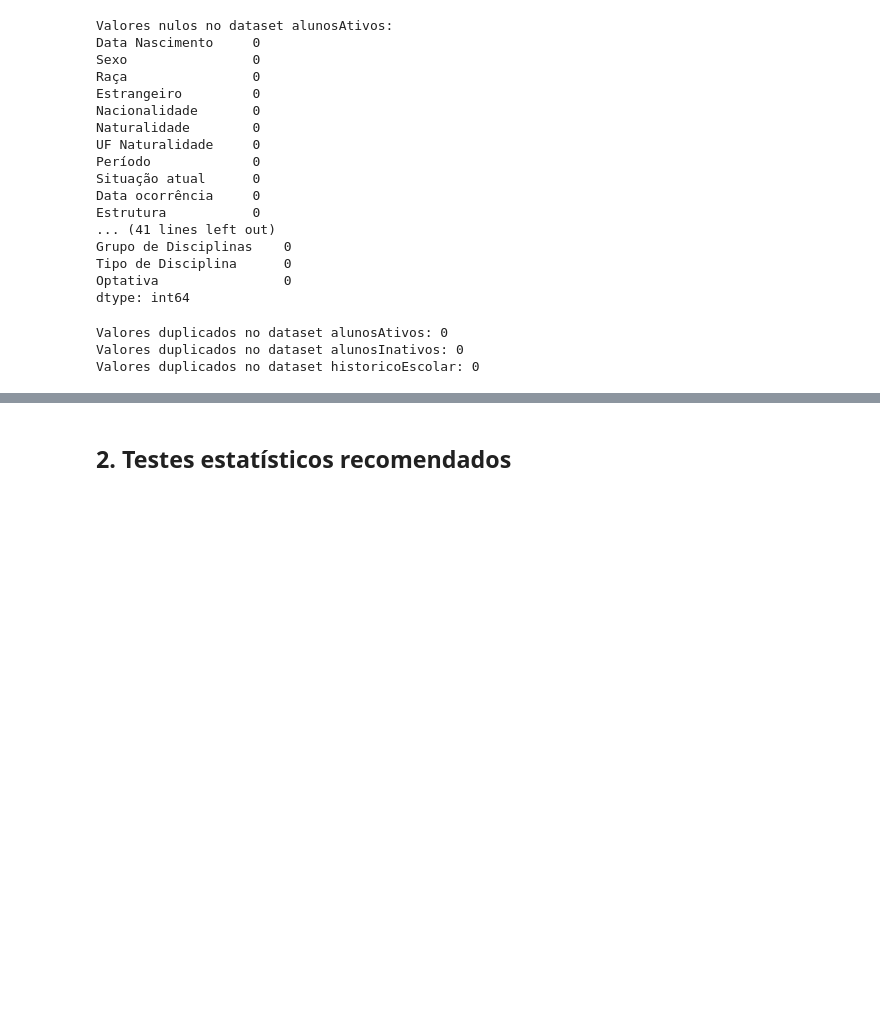
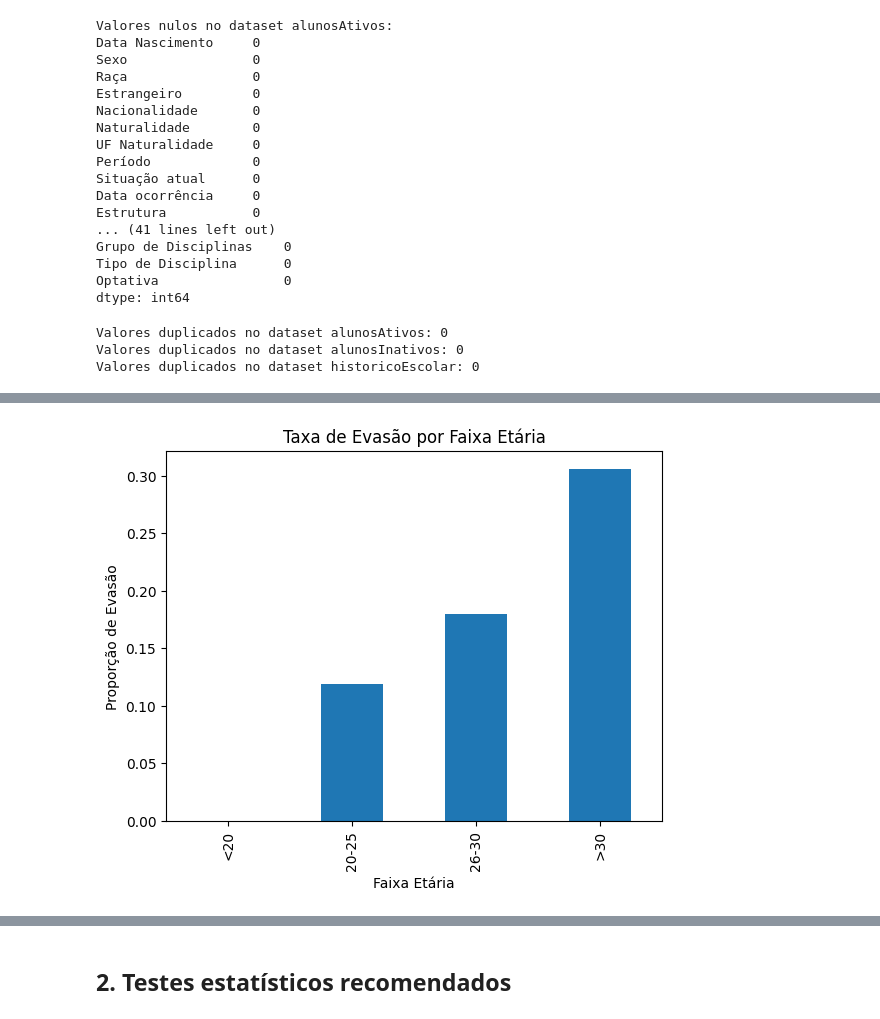
Before and after one commit to annabzsantos/An-lisePefilAcad-mico, a Jupyter notebook: Analise_pefilAcademico.ipynb, the cells around one changed output, grey strips where cells are left out. Saved outputs shown, nothing was run; the diff lists cells and outputs as text; code cells hidden in the pictures; blank space fills up the shorter version.

```diff
--- a/Analise_pefilAcademico.ipynb
+++ b/Analise_pefilAcademico.ipynb
@@ -134,0 +174,9 @@ Valores duplicados no dataset historicoEscolar: 0
+# %%
+# Taxa de evasão por faixa etária
+alunos.groupby("Faixa Etária")["Evasao"].mean().plot(kind="bar")
+plt.title("Taxa de Evasão por Faixa Etária")
+plt.xlabel("Faixa Etária")
+plt.ylabel("Proporção de Evasão")
+plt.show()
+# %% [output]
+[figure, added]
```
Also changed, not shown: parts of 18 cells of this notebook.
